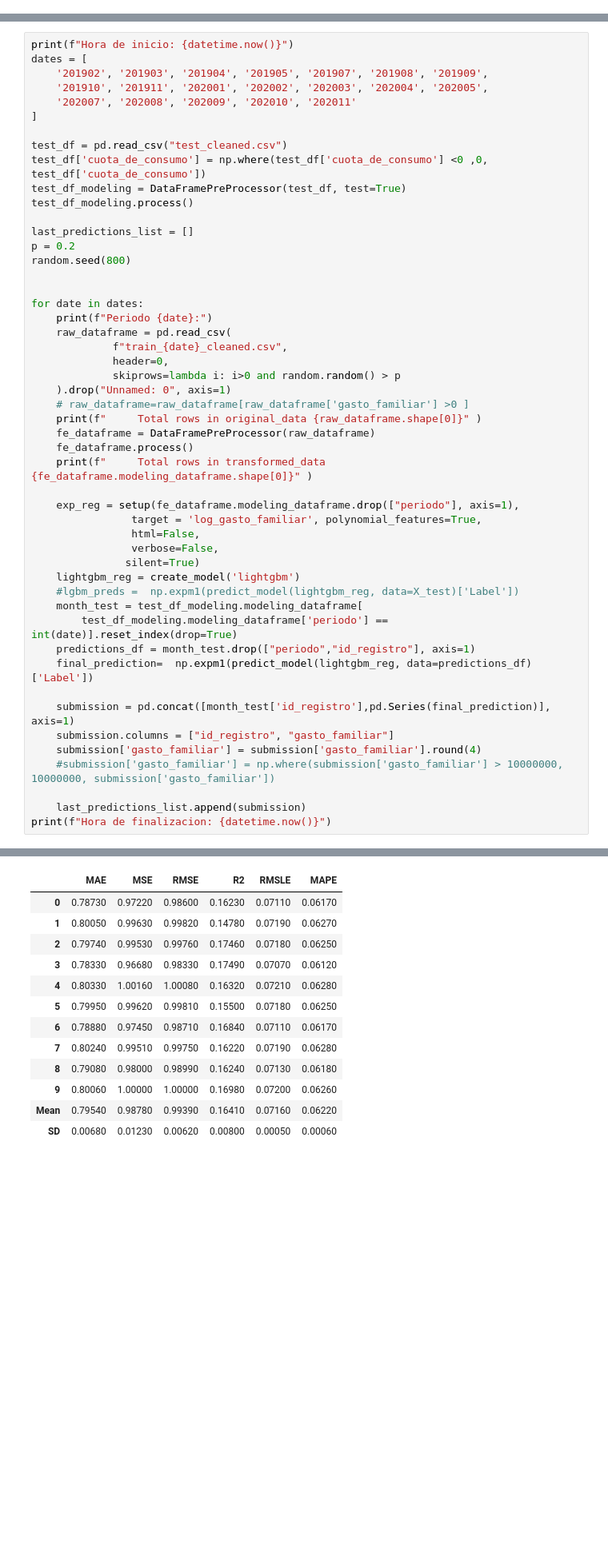
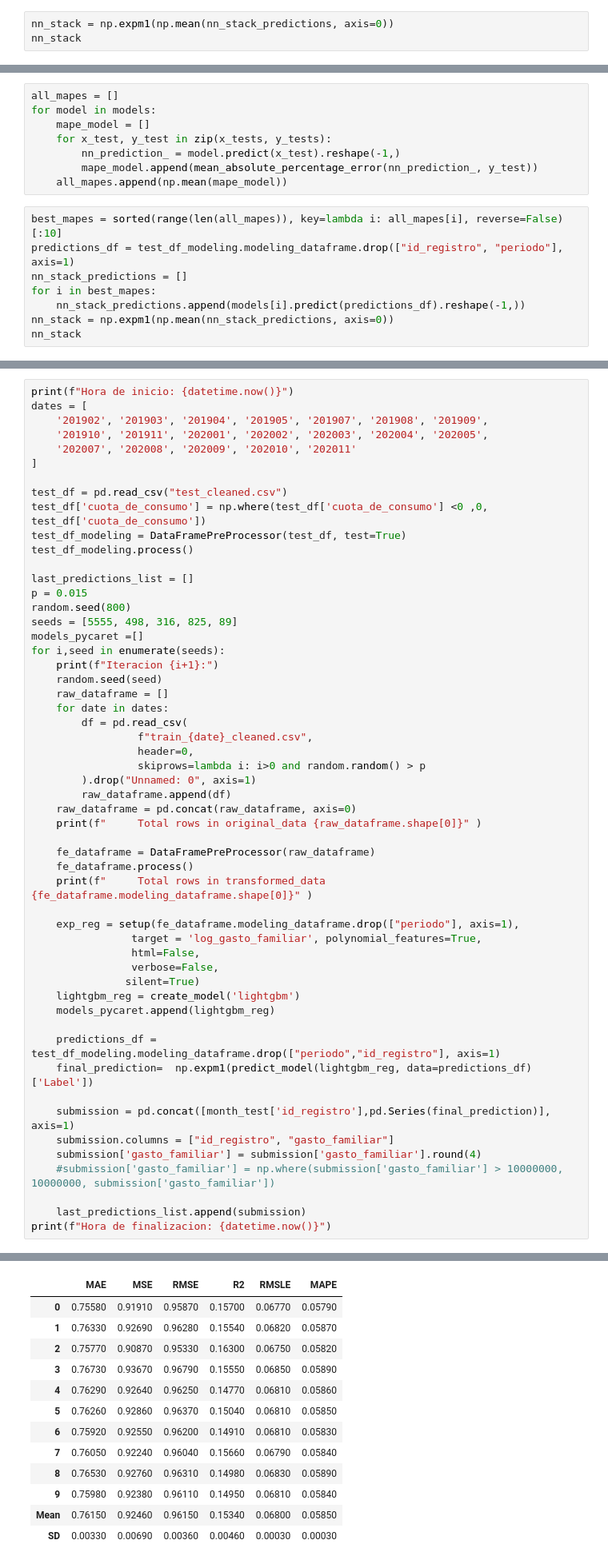
Before and after one commit to abdala9512/bc-dataton, a Jupyter notebook: notebooks/data_exploration_miguel.ipynb, the cells around one changed output, grey strips where cells are left out. Shown at 80% size. Drawn from its saved outputs; the diff is of its cells as text; blank space fills up the shorter version.

```diff
--- a/notebooks/data_exploration_miguel.ipynb
+++ b/notebooks/data_exploration_miguel.ipynb
@@ -858,0 +1198,3 @@ Hora de finalizacion: 2021-01-24 11:18:42.441636
+# %%
+nn_stack = np.expm1(np.mean(nn_stack_predictions, axis=0))
+nn_stack
@@ -858,0 +1212,16 @@ Hora de finalizacion: 2021-01-24 11:18:42.441636
+# %%
+all_mapes = []
+for model in models:
+    mape_model = []
+    for x_test, y_test in zip(x_tests, y_tests):
+        nn_prediction_ = model.predict(x_test).reshape(-1,)
+        mape_model.append(mean_absolute_percentage_error(nn_prediction_, y_test))
+    all_mapes.append(np.mean(mape_model))
+# %%
+best_mapes = sorted(range(len(all_mapes)), key=lambda i: all_mapes[i], reverse=False)[:10]
+predictions_df = test_df_modeling.modeling_dataframe.drop(["id_registro", "periodo"], axis=1)
+nn_stack_predictions = []
+for i in best_mapes:
+    nn_stack_predictions.append(models[i].predict(predictions_df).reshape(-1,))
+nn_stack = np.expm1(np.mean(nn_stack_predictions, axis=0))
+nn_stack
@@ -872,19 +1244,24 @@ test_df_modeling = DataFramePreProcessor(test_df, test=True)
 test_df_modeling.process()
 
 last_predictions_list = []
-p = 0.2
+p = 0.015
 random.seed(800)
+seeds = [5555, 498, 316, 825, 89]
+models_pycaret =[]
+for i,seed in enumerate(seeds):
+    print(f"Iteracion {i+1}:")
+    random.seed(seed)
+    raw_dataframe = []
+    for date in dates:
+        df = pd.read_csv(
+                 f"train_{date}_cleaned.csv",
+                 header=0,
+                 skiprows=lambda i: i>0 and random.random() > p
+        ).drop("Unnamed: 0", axis=1)
+        raw_dataframe.append(df)
+    raw_dataframe = pd.concat(raw_dataframe, axis=0)
+    print(f"     Total rows in original_data {raw_dataframe.shape[0]}" )
 
-
-for date in dates:
-    print(f"Periodo {date}:")
-    raw_dataframe = pd.read_csv(
-             f"train_{date}_cleaned.csv",
-             header=0,
-             skiprows=lambda i: i>0 and random.random() > p
-    ).drop("Unnamed: 0", axis=1)
-    # raw_dataframe=raw_dataframe[raw_dataframe['gasto_familiar'] >0 ]
-    print(f"     Total rows in original_data {raw_dataframe.shape[0]}" )
     fe_dataframe = DataFramePreProcessor(raw_dataframe)
     fe_dataframe.process()
     print(f"     Total rows in transformed_data {fe_dataframe.modeling_dataframe.shape[0]}" )
@@ -895,10 +1272,9 @@ for date in dates:
                 verbose=False,
                silent=True)
     lightgbm_reg = create_model('lightgbm')
-    #lgbm_preds =  np.expm1(predict_model(lightgbm_reg, data=X_test)['Label'])
-    month_test = test_df_modeling.modeling_dataframe[
-        test_df_modeling.modeling_dataframe['periodo'] == int(date)].reset_index(drop=True)
-    predictions_df = month_test.drop(["periodo","id_registro"], axis=1)
+    models_pycaret.append(lightgbm_reg)
+
+    predictions_df = test_df_modeling.modeling_dataframe.drop(["periodo","id_registro"], axis=1)
     final_prediction=  np.expm1(predict_model(lightgbm_reg, data=predictions_df)['Label'])
 
     submission = pd.concat([month_test['id_registro'],pd.Series(final_prediction)], axis=1)
@@ -916,14 +1292,14 @@ Periodo 201902:
 [LightGBM] [Warning] Accuracy may be bad since you didn't explicitly set num_leaves OR 2^max_depth > num_leaves. (num_leaves=31).
 |  | MAE | MSE | RMSE | R2 | RMSLE | MAPE |
-| 0 | 0.78730 | 0.97220 | 0.98600 | 0.16230 | 0.07110 | 0.06170 |
-| 1 | 0.80050 | 0.99630 | 0.99820 | 0.14780 | 0.07190 | 0.06270 |
-| 2 | 0.79740 | 0.99530 | 0.99760 | 0.17460 | 0.07180 | 0.06250 |
-| 3 | 0.78330 | 0.96680 | 0.98330 | 0.17490 | 0.07070 | 0.06120 |
-| 4 | 0.80330 | 1.00160 | 1.00080 | 0.16320 | 0.07210 | 0.06280 |
-| 5 | 0.79950 | 0.99620 | 0.99810 | 0.15500 | 0.07180 | 0.06250 |
-| 6 | 0.78880 | 0.97450 | 0.98710 | 0.16840 | 0.07110 | 0.06170 |
-| 7 | 0.80240 | 0.99510 | 0.99750 | 0.16220 | 0.07190 | 0.06280 |
-| 8 | 0.79080 | 0.98000 | 0.98990 | 0.16240 | 0.07130 | 0.06180 |
-| 9 | 0.80060 | 1.00000 | 1.00000 | 0.16980 | 0.07200 | 0.06260 |
-| Mean | 0.79540 | 0.98780 | 0.99390 | 0.16410 | 0.07160 | 0.06220 |
-| SD | 0.00680 | 0.01230 | 0.00620 | 0.00800 | 0.00050 | 0.00060 |
+| 0 | 0.75580 | 0.91910 | 0.95870 | 0.15700 | 0.06770 | 0.05790 |
+| 1 | 0.76330 | 0.92690 | 0.96280 | 0.15540 | 0.06820 | 0.05870 |
+| 2 | 0.75770 | 0.90870 | 0.95330 | 0.16300 | 0.06750 | 0.05820 |
+| 3 | 0.76730 | 0.93670 | 0.96790 | 0.15550 | 0.06850 | 0.05890 |
+| 4 | 0.76290 | 0.92640 | 0.96250 | 0.14770 | 0.06810 | 0.05860 |
+| 5 | 0.76260 | 0.92860 | 0.96370 | 0.15040 | 0.06810 | 0.05850 |
+| 6 | 0.75920 | 0.92550 | 0.96200 | 0.14910 | 0.06810 | 0.05830 |
+| 7 | 0.76050 | 0.92240 | 0.96040 | 0.15660 | 0.06790 | 0.05840 |
+| 8 | 0.76530 | 0.92760 | 0.96310 | 0.14980 | 0.06830 | 0.05890 |
+| 9 | 0.75980 | 0.92380 | 0.96110 | 0.14950 | 0.06810 | 0.05840 |
+| Mean | 0.76150 | 0.92460 | 0.96150 | 0.15340 | 0.06800 | 0.05850 |
+| SD | 0.00330 | 0.00690 | 0.00360 | 0.00460 | 0.00030 | 0.00030 |
```
Also changed, not shown: parts of 76 cells of this notebook, 1 other file.
